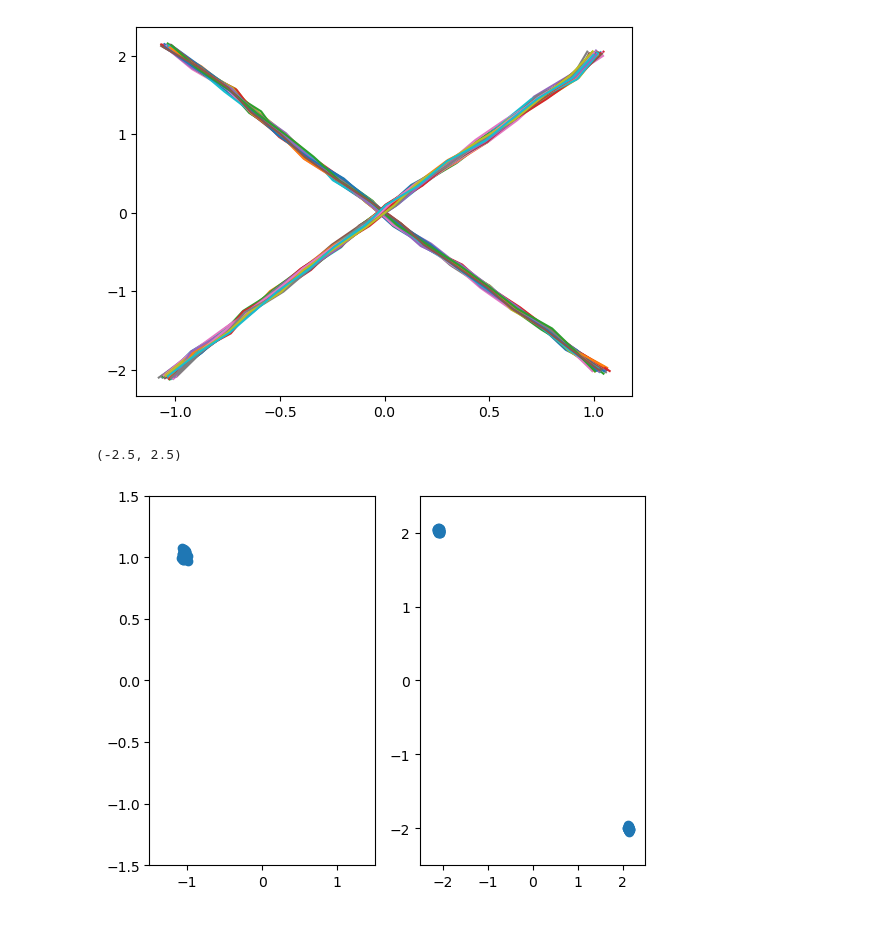
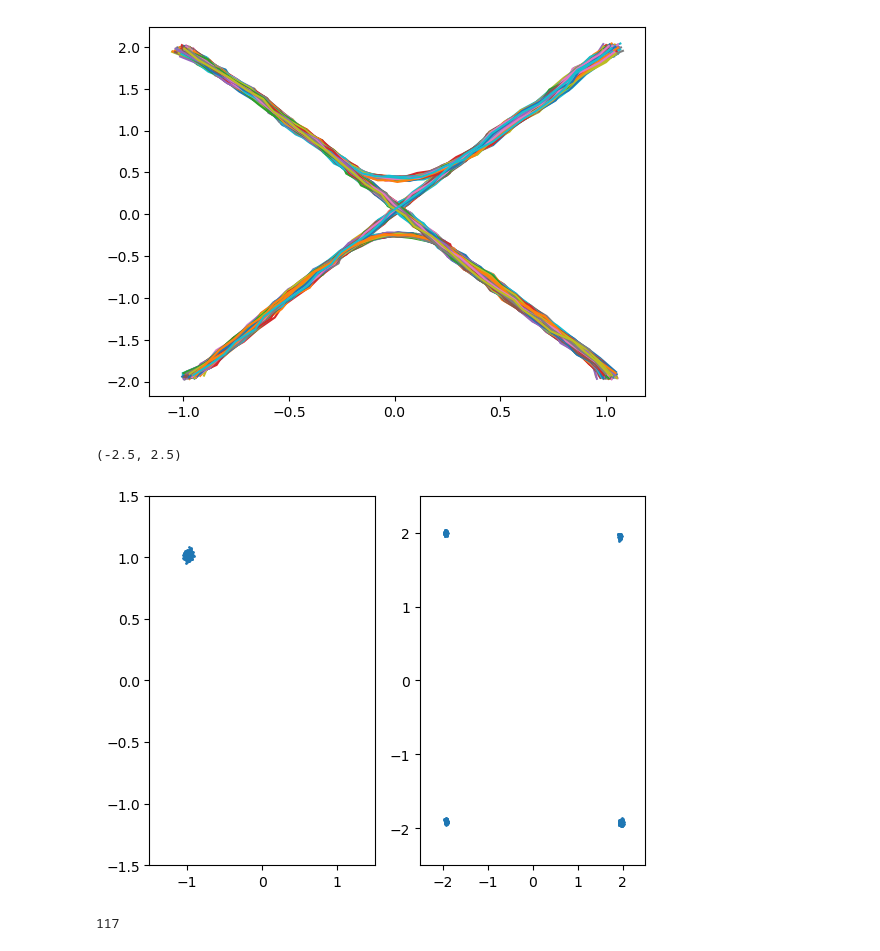
Before and after one commit to SieRaX/diffuser, a Jupyter notebook: notebook/9.Trajectory Diffusion_Common_UNet.ipynb, the cells around one changed output. Saved outputs shown, nothing was run; the diff lists cells and outputs as text; code cells hidden in the pictures.

Commit message:
Fixed simple UNet bug but still gives absurd results

```diff
--- a/notebook/9.Trajectory Diffusion_Common_UNet.ipynb
+++ b/notebook/9.Trajectory Diffusion_Common_UNet.ipynb
@@ -63,11 +68,11 @@ betas = make_beta_schedule(
     n_timesteps=n_timesteps,
     start=beta_start,
     end=beta_end,
-)
+).to(device=device)
 
 alphas = 1 - betas
 alphas_prod = torch.cumprod(alphas, 0)
-alphas_prod_p = torch.cat([torch.tensor([1]).float(), alphas_prod[:-1]], 0)
+alphas_prod_p = torch.cat([torch.tensor([1]).float().to(device=device), alphas_prod[:-1]], 0)
 alphas_bar_sqrt = torch.sqrt(alphas_prod)
 one_minus_alphas_bar_log = torch.log(1 - alphas_prod)
 one_minus_alphas_bar_sqrt = torch.sqrt(1 - alphas_prod)
@@ -221,15 +236,16 @@ class UNET(nn.Module):
     batch_size = inputs.size()[0]
     image_size_1 = inputs.size()[-2]
     image_size_2 = inputs.size()[-1]
-    s1, p1 = self.e1(inputs + time_embed(n_timesteps, image_size_2)[:, :, :, :, t].squeeze(-1).transpose(0, -1).squeeze(-1).squeeze(-1)) # time embed is used too redundantly -> Problem! print time_embed(n_timesteps, image_size_2)[:, :, :, :, t].squeeze(-1).transpose(0, -1).squeeze(-1).squeeze(-1)
-    s2, p2 = self.e2(p1 + time_embed(n_timesteps, int(image_size_2 / 2))[:, :, :, :, t].squeeze(-1).transpose(0, -1).squeeze(-1).squeeze(-1)) # Why are you dividing with /2?
+
+    s1, p1 = self.e1(inputs + time_embed(n_timesteps, 2, device=device)[:, :, t].transpose(-1, 0)) # time embed is used too redundantly -> Problem! print time_embed(n_timesteps, image_size_2)[:, :, :, :, t].squeeze(-1).transpose(0, -1).squeeze(-1).squeeze(-1)
+    s2, p2 = self.e2(p1 + time_embed(n_timesteps, 32, device=device)[:, :, t].transpose(-1, 0)) # Why are you dividing with /2?
     # 5. The variables in time_embed should be switched (I think...) -> Then why does this code work?
     # 6. It would be better (or easier) to give time variable to Encoder, Decoder block instead of adding it explicitly to the network.
 
-    b = self.b(p2 + time_embed(n_timesteps, int(image_size_2 / 4))[:, :, :, :, t].squeeze(-1).transpose(0, -1).squeeze(-1).squeeze(-1))
+    b = self.b(p2 + time_embed(n_timesteps, 64, device=device)[:, :, t].transpose(-1, 0))
 
-    d1 = self.d1(b + time_embed(n_timesteps, int(image_size_2 / 4))[:, :, :, :, t].squeeze(-1).transpose(0, -1).squeeze(-1).squeeze(-1), s2)
-    d2 = self.d2(d1 + time_embed(n_timesteps, int(image_size_2 / 2))[:, :, :, :, t].squeeze(-1).transpose(0, -1).squeeze(-1).squeeze(-1), s1)
+    d1 = self.d1(b + time_embed(n_timesteps, 128, device=device)[:, :, t].transpose(-1, 0), s2)
+    d2 = self.d2(d1 + time_embed(n_timesteps, 64, device=device)[:, :, t].transpose(-1, 0), s1)
 
     outputs = self.outputs(d2)
 
@@ -237,7 +253,7 @@ class UNET(nn.Module):
 # %%
 import torch.optim as optim
 
-eps_network = UNET()
+eps_network = UNET().to(device=device)
 criterion = nn.MSELoss()
 optimizer = optim.Adam(eps_network.parameters(), lr=1e-3)
 # %%
@@ -260,7 +276,7 @@ for episode in tqdm(range (10000)):
   # latent_select = latent_c[cond2, index, :]
   data_select = data[index, :, :]
 
-  eps = torch.randn(batch_size, data_size_1, data_size_2)
+  eps = torch.randn(batch_size, data_size_1, data_size_2, device=device)
   input = alphas_bar_sqrt[t].unsqueeze(-1).unsqueeze(-1) * data_select + one_minus_alphas_bar_sqrt[t].unsqueeze(-1).unsqueeze(-1) * eps
   if cond1 == 0:
     eps_estimate = eps_network(input, t)
@@ -292,35 +316,35 @@ eps_network.eval();
 # %%
 """Unconditional"""
 with torch.no_grad():
-  batch_size = 100
-  noise_data = torch.randn(batch_size, data_size_1, data_size_2)
+  batch_size = 1000
+  noise_data = torch.randn(batch_size, data_size_1, data_size_2, device=device)
 
   for t in range(n_timesteps, 0, -1):
     t_l = [t - 1] * batch_size
-    noise = torch.randn(batch_size, data_size_1, data_size_2)
+    noise = torch.randn(batch_size, data_size_1, data_size_2, device=device)
     eps_estimate = eps_network(noise_data, t_l)
     noise_data = 1 / alphas[t - 1].sqrt() * (noise_data - betas[t - 1] / one_minus_alphas_bar_sqrt[t - 1] * eps_estimate) + 0.2 * betas[t - 1].sqrt() * noise
     # if t == 1:
     #   noise_data = noise_data - betas[t - 1].sqrt() * noise
 
-sampled = noise_data.reshape(-1, 2, n)
+sampled = noise_data.reshape(-1, 2, n).cpu().numpy()
 sampled_x = sampled[:, 0, :]
 sampled_y = sampled[:, 1, :]
 
 # fig = plt.figure()
 # ax = fig.add_subplot(1, 1, 1)
 # ax.scatter(sampled_x.transpose(1, 0), sampled_y.transpose(1, 0))
 
 plt.plot(sampled_x.transpose(1, 0), sampled_y.transpose(1, 0));
 # %% [output]
-[figure, old version]
+[figure, new version]
 # %%
 sampled_x_init = sampled[:, 0, 0]
 sampled_x_term = sampled[:, 0, n - 1]
 
 fig = plt.figure()
 ax = fig.add_subplot(1, 2, 1)
-ax.scatter(sampled_x_init, sampled_x_term)
+ax.scatter(sampled_x_init, sampled_x_term, s=1)
 plt.xlim([-1.5, 1.5])
 plt.ylim([-1.5, 1.5])
 
@@ -328,12 +352,18 @@ sampled_y_init = sampled[:, 1, 0]
 sampled_y_term = sampled[:, 1, n - 1]
 
 ax = fig.add_subplot(1, 2, 2)
-ax.scatter(sampled_y_init, sampled_y_term)
+ax.scatter(sampled_y_init, sampled_y_term,s=1)
 plt.xlim([-2.5, 2.5])
 plt.ylim([-2.5, 2.5])
 # %% [output]
 (-2.5, 2.5)
-[figure, old version]
+[figure, new version]
+# %%
+import numpy as np
+
+(np.logical_and(sampled_y_init<0, sampled_y_term>0)).sum()
+# %% [output]
+117
 # %%
 """Unconditional"""
 with torch.no_grad():
```
Also changed, not shown: parts of 9 cells of this notebook.
